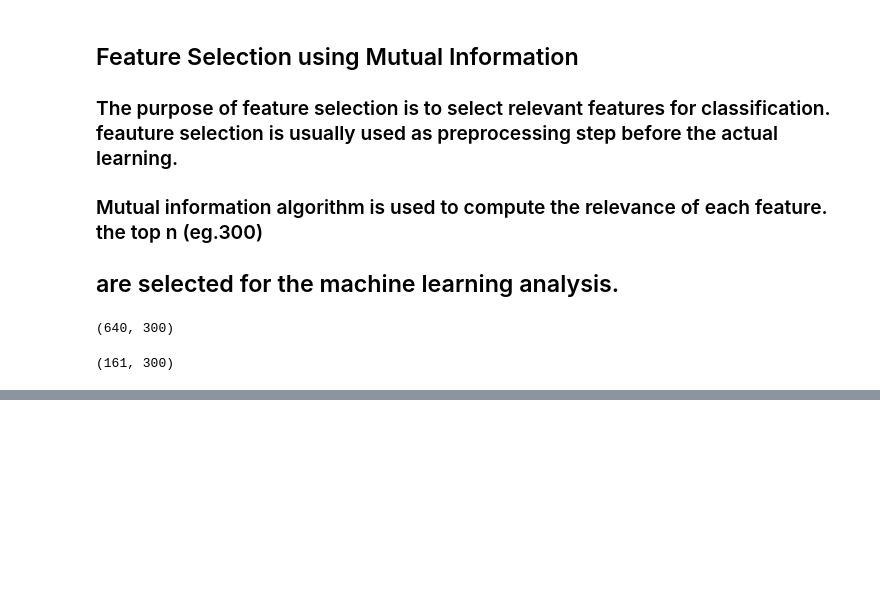
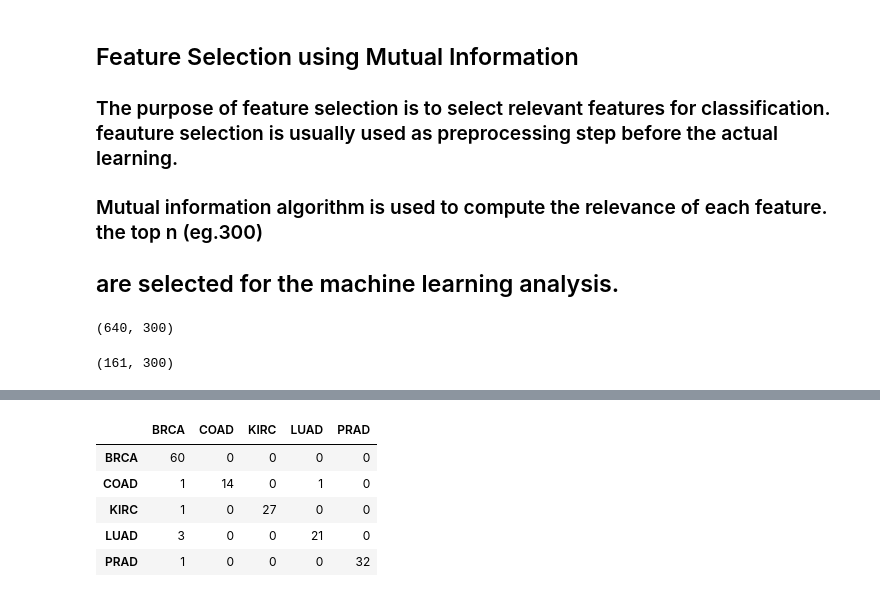
Before and after one commit to albertegi/Cancer-Classification, a Jupyter notebook: Cancer_Predicting_Using_Gene_Expression_Data.ipynb, the cells around one changed output, grey strips where cells are left out. Drawn from its saved outputs; the diff is of its cells as text; code cells hidden in the pictures; blank space fills up the shorter version.

```diff
--- a/Cancer_Predicting_Using_Gene_Expression_Data.ipynb
+++ b/Cancer_Predicting_Using_Gene_Expression_Data.ipynb
@@ -214,0 +297,9 @@ X_test_selected.shape
+# %%
+cm_df
+# %% [output]
+|  | BRCA | COAD | KIRC | LUAD | PRAD |
+| BRCA | 60 | 0 | 0 | 0 | 0 |
+| COAD | 1 | 14 | 0 | 1 | 0 |
+| KIRC | 1 | 0 | 27 | 0 | 0 |
+| LUAD | 3 | 0 | 0 | 21 | 0 |
+| PRAD | 1 | 0 | 0 | 0 | 32 |
```
Also changed, not shown: parts of 9 cells of this notebook.
